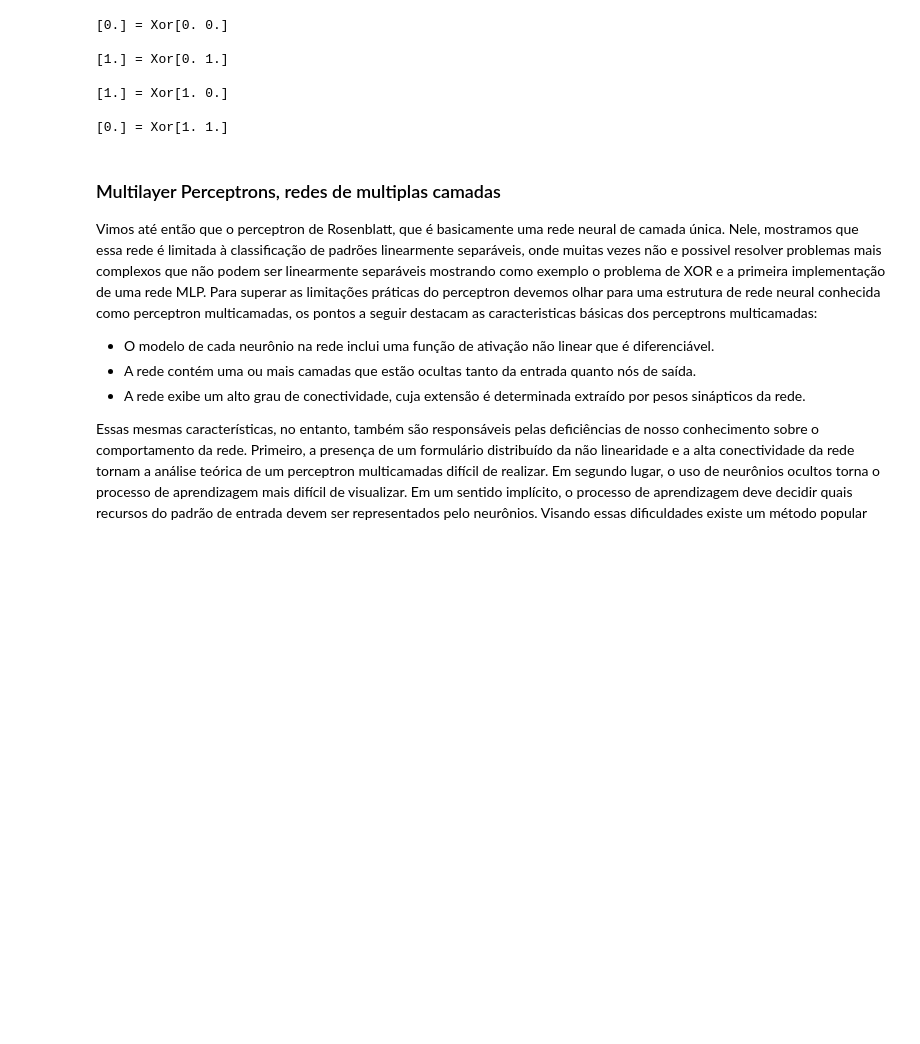
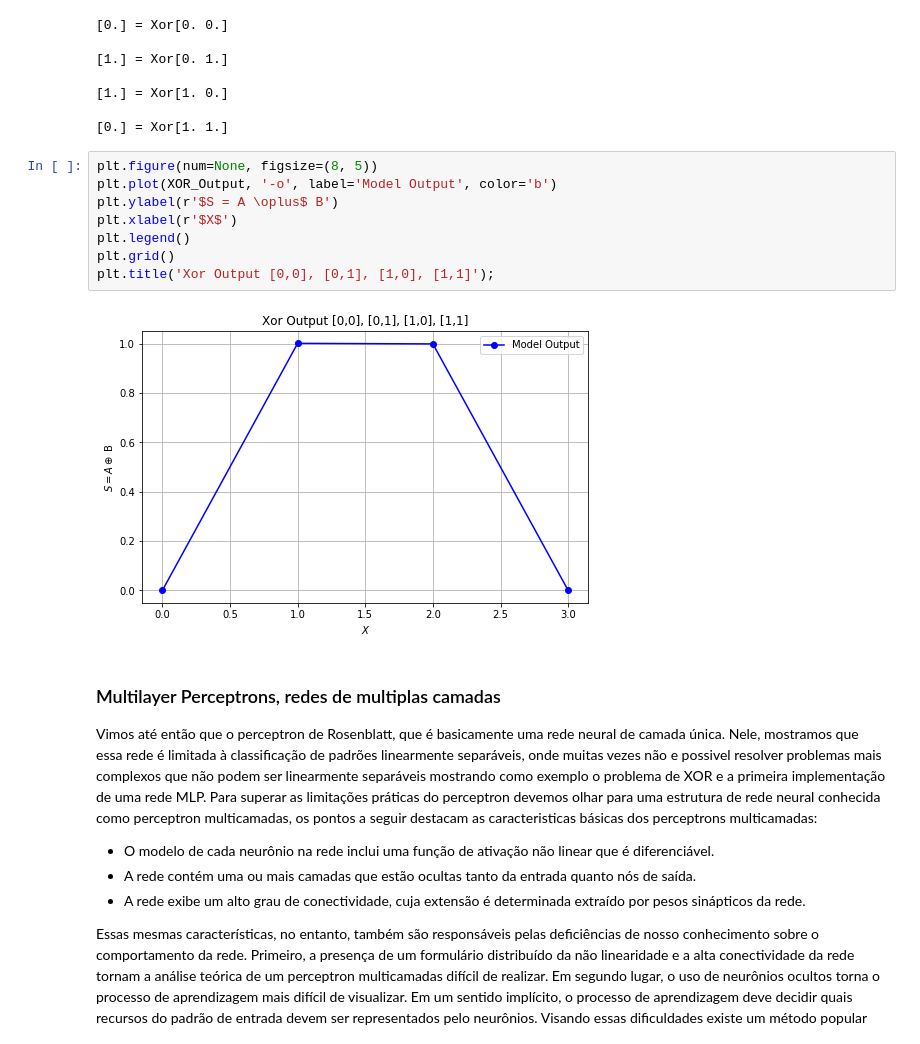
Before and after one commit to silasabs/PIVIC-PIBIC-Comunicacoes-Opticas, a Jupyter notebook: jupyter notebooks/Introduction_ANNs.ipynb, the cells around one changed output. Cells and saved outputs as stored; diff of their text form; blank space fills up the shorter version.

Commit message:
Update Plot Xor

```diff
--- a/jupyter notebooks/Introduction_ANNs.ipynb
+++ b/jupyter notebooks/Introduction_ANNs.ipynb
@@ -368,6 +368,16 @@ $\displaystyle S = A \oplus B$
 [1.] = Xor[1. 0.]
 
 [0.] = Xor[1. 1.]
+# %%
+plt.figure(num=None, figsize=(8, 5))
+plt.plot(XOR_Output, '-o', label='Model Output', color='b')
+plt.ylabel(r'$S = A \oplus$ B')
+plt.xlabel(r'$X$')
+plt.legend()
+plt.grid()
+plt.title('Xor Output [0,0], [0,1], [1,0], [1,1]');
+# %% [output]
+[figure, added]
 # %% [markdown]
 <a id="heading--2"></a>
 ### Multilayer Perceptrons, redes de multiplas camadas
```
Also changed, not shown: parts of 2 cells of this notebook.
